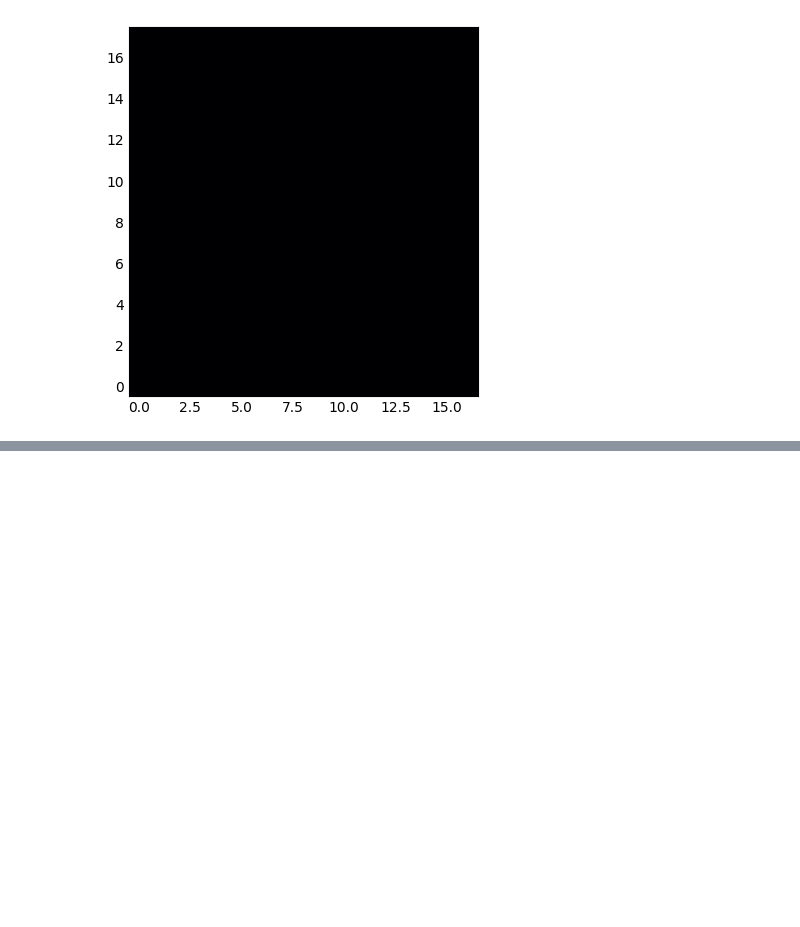
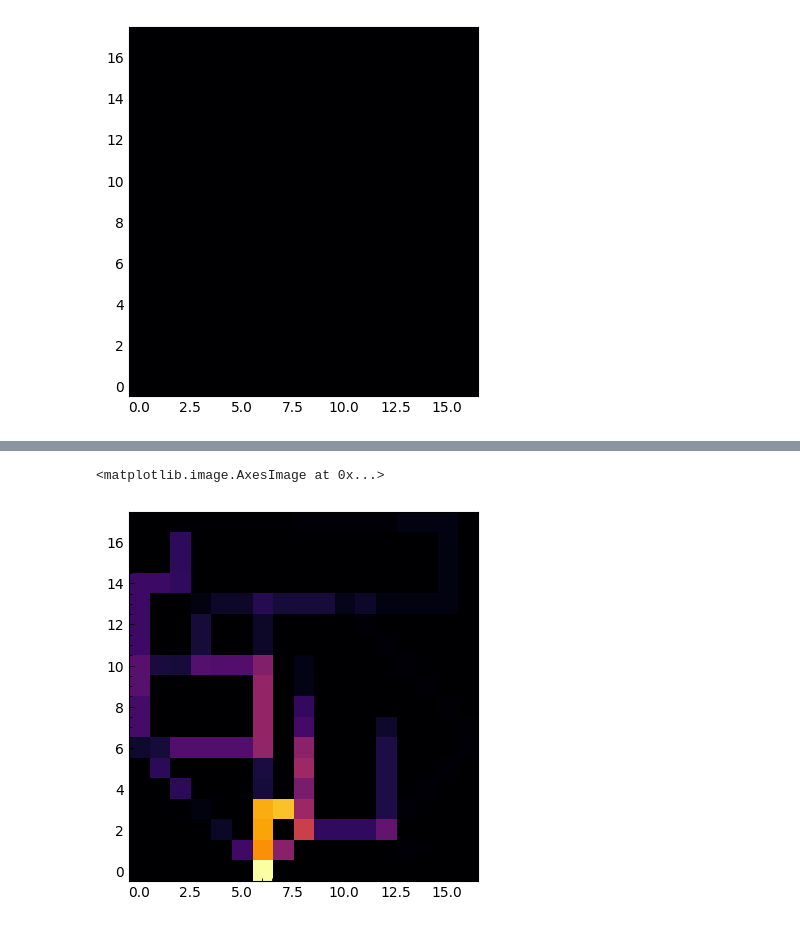
Before and after one commit to sagesanto/modsim_final_project, a Jupyter notebook: driving.ipynb, the cells around one changed output, grey strips where cells are left out. Cells and saved outputs as stored; diff of their text form; code cells hidden in the pictures; blank space fills up the shorter version.

```diff
--- a/driving.ipynb
+++ b/driving.ipynb
@@ -590,2 +455,8 @@ plt.imshow(cumulative_mkov,origin="lower",cmap="inferno",vmax=1)
+# %%
+diff = cumulative - cumulative_mkov
+plt.imshow(np.abs(diff),origin="lower",cmap="inferno")
+# %% [output]
+<matplotlib.image.AxesImage at 0x...>
+[figure, added]
 # %%
 car_loc[:,[1,2]]
```
Also changed, not shown: parts of 24 cells of this notebook, 5 other files.
